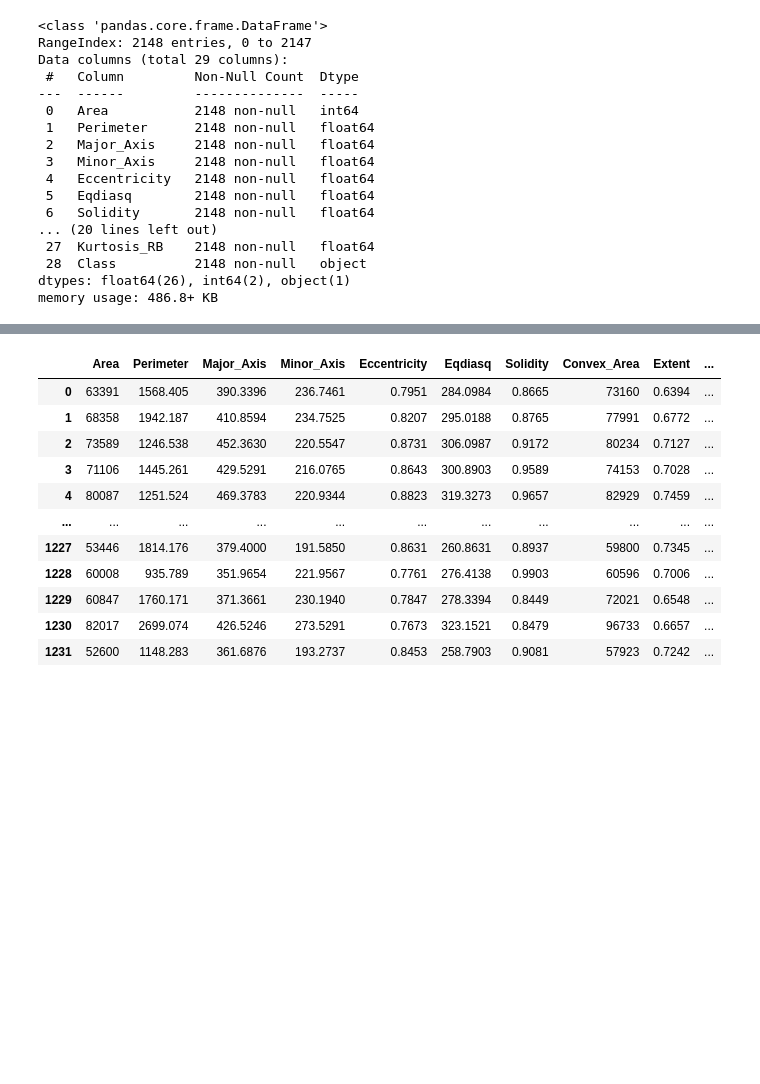
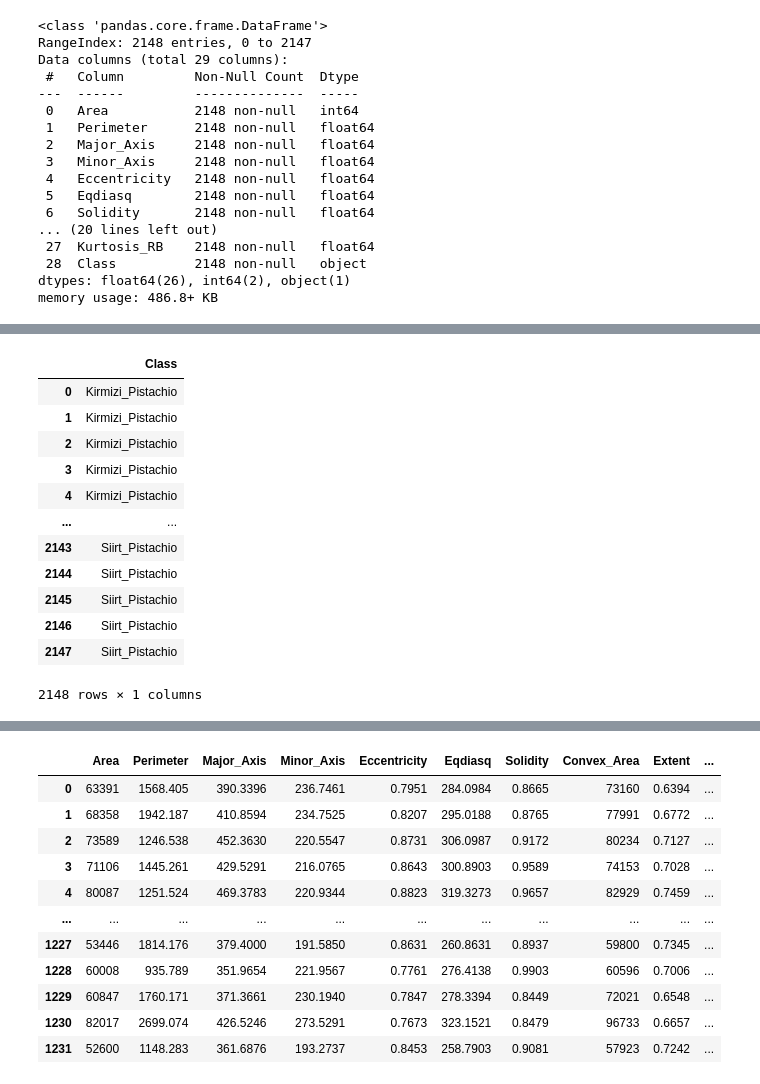
Before and after one commit to muhammedizol/csi4106, a Jupyter notebook: CSI 4106 Project 1.ipynb, the cells around one changed output, grey strips where cells are left out. Cells and saved outputs as stored; diff of their text form; code cells hidden in the pictures; blank space fills up the shorter version.

```diff
--- a/CSI 4106 Project 1.ipynb
+++ b/CSI 4106 Project 1.ipynb
@@ -86,3 +120,19 @@ memory usage: 486.8+ KB
+# %%
+classes
+# %% [output]
+|  | Class |
+| 0 | Kirmizi_Pistachio |
+| 1 | Kirmizi_Pistachio |
+| 2 | Kirmizi_Pistachio |
+| 3 | Kirmizi_Pistachio |
+| 4 | Kirmizi_Pistachio |
+| ... | ... |
+| 2143 | Siirt_Pistachio |
+| 2144 | Siirt_Pistachio |
+| 2145 | Siirt_Pistachio |
+| 2146 | Siirt_Pistachio |
+| 2147 | Siirt_Pistachio |
+2148 rows × 1 columns
 # %%
 df.describe()
 # %% [output]
```
Also changed, not shown: parts of 18 cells of this notebook.
